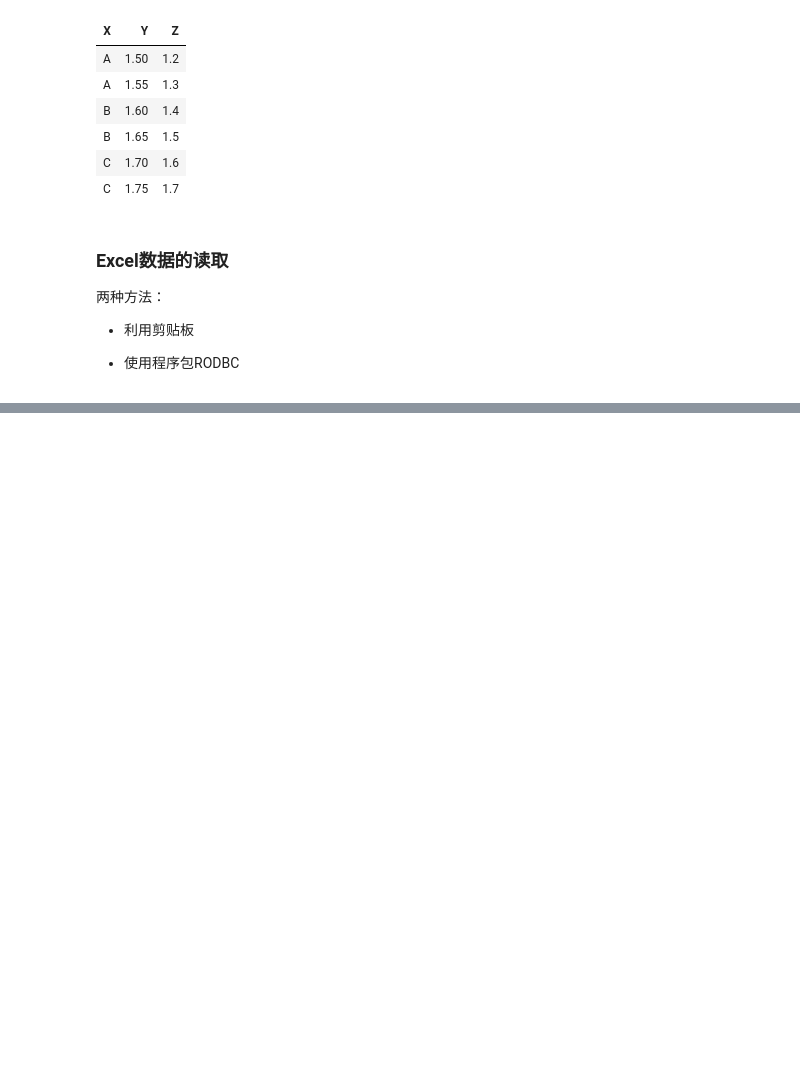
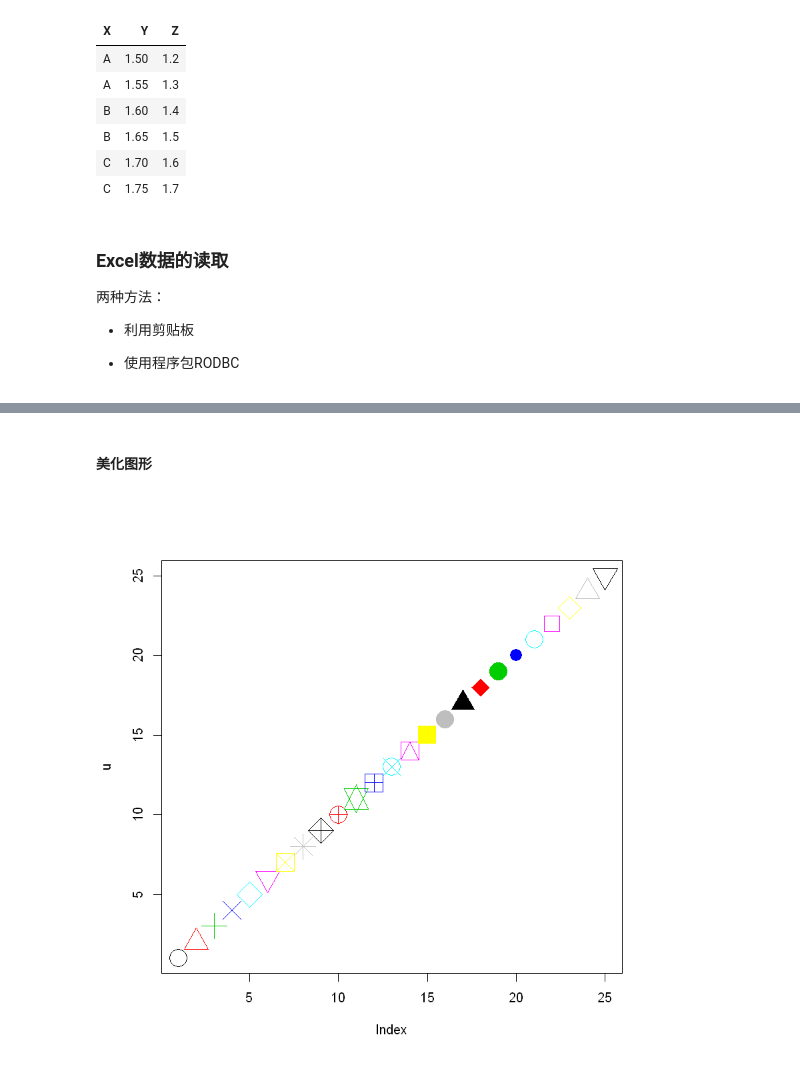
Before and after one commit to ShixiangWang/masterR, a Jupyter notebook: Rprogramming/r-statistics/R的基本原理与核心.ipynb, the cells around one changed output, grey strips where cells are left out. Drawn from its saved outputs; the diff is of its cells as text; code cells hidden in the pictures; blank space fills up the shorter version.

```diff
--- a/Rprogramming/r-statistics/R的基本原理与核心.ipynb
+++ b/Rprogramming/r-statistics/R的基本原理与核心.ipynb
@@ -1260,0 +1561,8 @@ mydata
+# %% [markdown]
+#### 美化图形
+# %%
+# R提供25种不同的符号和8种不同颜色，浏览它们的命令是
+u = 1:25
+plot(u ~ 1, pch = u, col = u, cex = 3)
+# %% [output]
+[figure, added]
```
Also changed, not shown: parts of 26 cells of this notebook, 1 other file.
